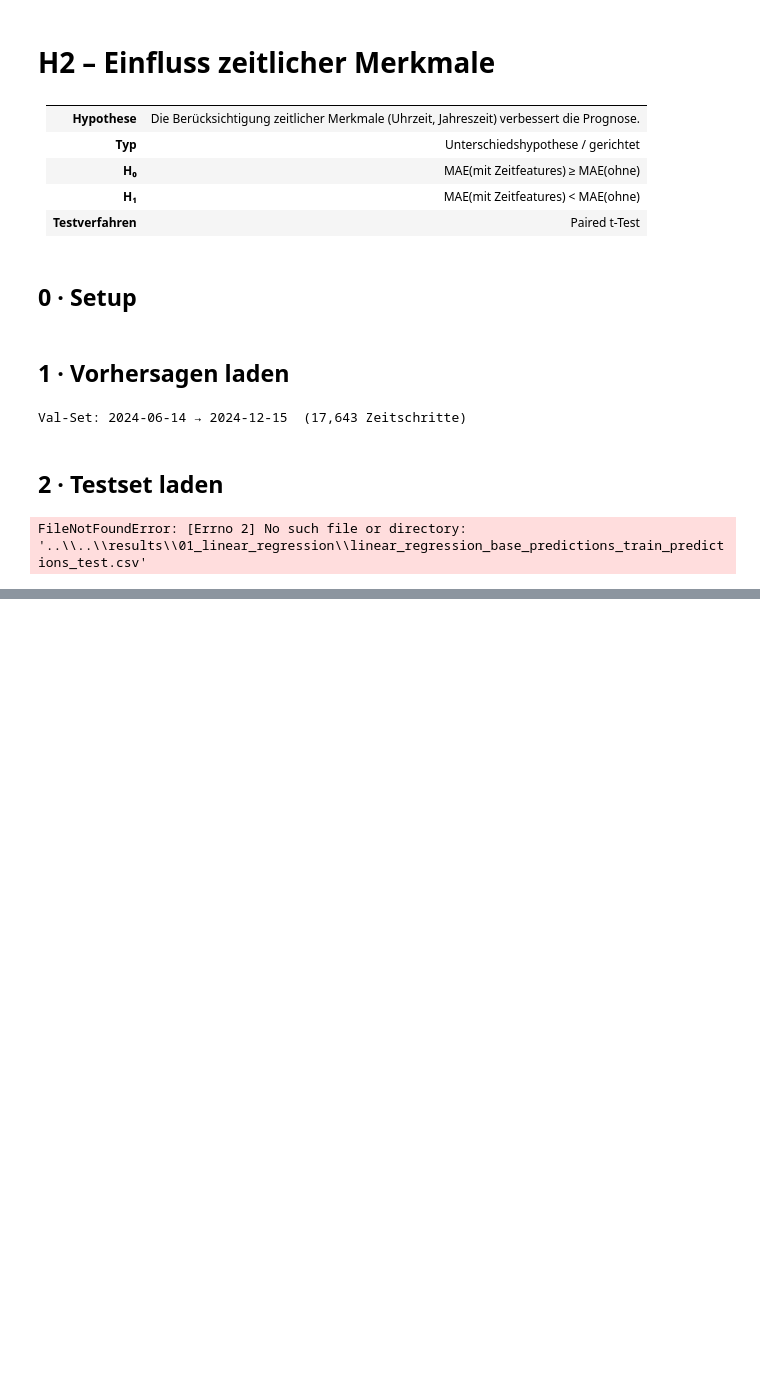
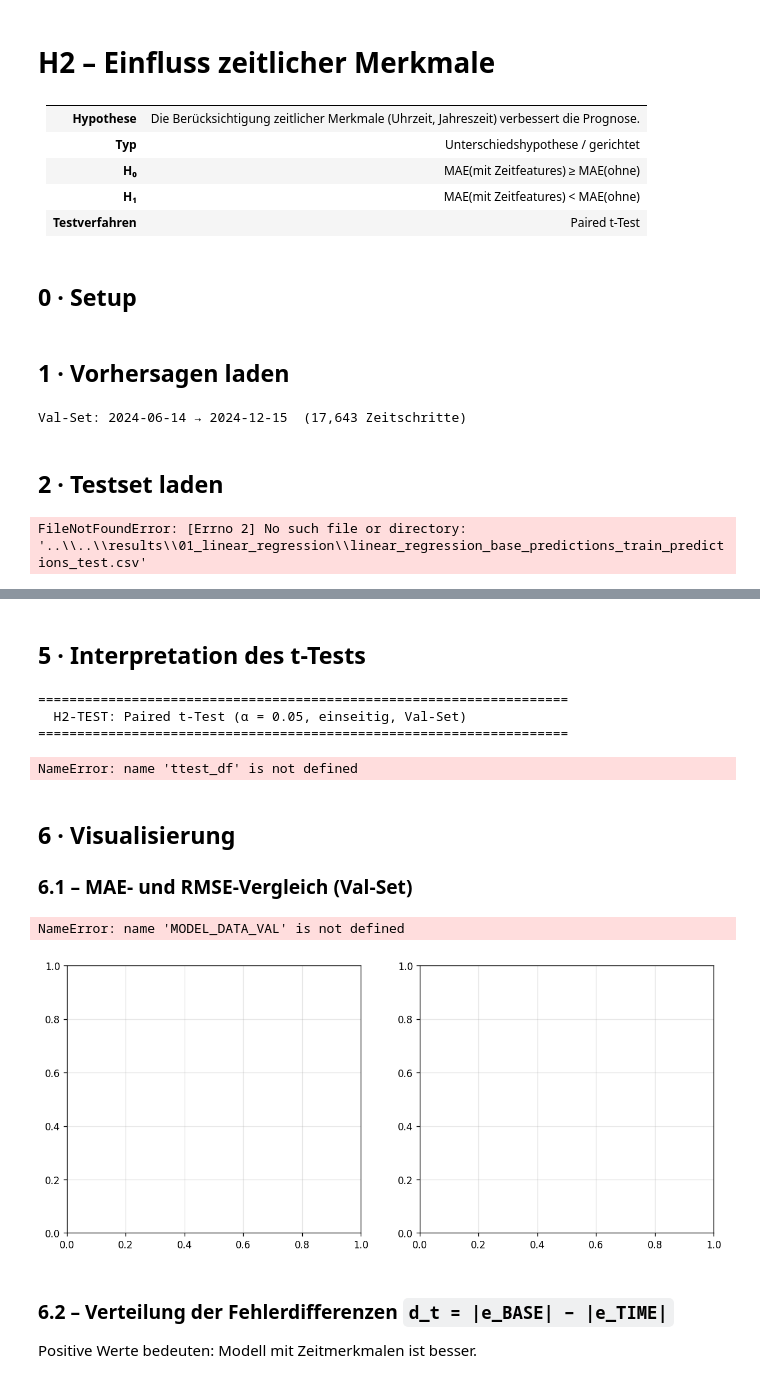
Before and after one commit to Anni075/KI-Project, a Jupyter notebook: notebooks/hypothesen/H02_temporal_features_impact.ipynb, the cells around one changed output, grey strips where cells are left out. Saved outputs shown, nothing was run; the diff lists cells and outputs as text; code cells hidden in the pictures; blank space fills up the shorter version.

```diff
--- a/notebooks/hypothesen/H02_temporal_features_impact.ipynb
+++ b/notebooks/hypothesen/H02_temporal_features_impact.ipynb
@@ -102,0 +188,65 @@ FileNotFoundError: [Errno 2] No such file or directory: '..\\..\\results\\01_lin
+# %% [markdown]
+## 5 · Interpretation des t-Tests
+# %%
+print(f"{'='*68}")
+print(f"  H2-TEST: Paired t-Test (α = {ALPHA}, einseitig, Val-Set)")
+print(f"{'='*68}")
+
+for model_name in ['Linear Regression', 'Random Forest']:
+    row = ttest_df.loc[model_name]
+    confirmed = row[f'H₂ (α={ALPHA})']
+    mean_d = row['mean(d) [W]']
+    p = row['p-Wert (1-s.)']
+    mae_base = row['MAE BASE [W]']
+    mae_time = row['MAE TIME [W]']
+    rmse_base = row['RMSE BASE [W]']
+    rmse_time = row['RMSE TIME [W]']
+
+    print(f"\n{model_name}")
+    print("-" * len(model_name))
+    print(f"MAE:  BASE = {mae_base:.2f} W | TIME = {mae_time:.2f} W")
+    print(f"RMSE: BASE = {rmse_base:.2f} W | TIME = {rmse_time:.2f} W")
+    print(f"Mittlere Fehlerdifferenz d = |e_BASE| - |e_TIME|: {mean_d:.2f} W")
+    print(f"p-Wert (einseitig): {p:.6f}")
+
+    if confirmed:
+        print("→ H₂ wird bestätigt: Zeitmerkmale verbessern die Prognose signifikant.")
+    else:
+        print("→ H₂ kann nicht bestätigt werden: Keine signifikante Verbesserung durch Zeitmerkmale.")
+# %% [output]
+====================================================================
+  H2-TEST: Paired t-Test (α = 0.05, einseitig, Val-Set)
+====================================================================
+NameError: name 'ttest_df' is not defined
+# %% [markdown]
+## 6 · Visualisierung
+
+### 6.1 – MAE- und RMSE-Vergleich (Val-Set)
+# %%
+fig, axes = plt.subplots(1, 2, figsize=(12, 5))
+
+for ax, metric_fn, title, ylabel in [
+    (axes[0], mae_of,  'MAE – Val-Set  ★ Entscheidungsmetrik', 'MAE [W]'),
+    (axes[1], rmse_of, 'RMSE – Val-Set  (Referenz)', 'RMSE [W]'),
+]:
+    values = [metric_fn(MODEL_DATA_VAL[m]) for m in MODEL_ORDER]
+    colors = [MODEL_COLORS[m] for m in MODEL_ORDER]
+
+    bars = ax.bar(MODEL_ORDER, values, color=colors)
+    ax.set_title(title)
+    ax.set_ylabel(ylabel)
+    ax.set_xticklabels(MODEL_ORDER, rotation=15)
+
+    for bar, val in zip(bars, values):
+        ax.text(bar.get_x() + bar.get_width()/2, bar.get_height(),
+                f'{val:.1f}', ha='center', va='bottom', fontsize=9)
+
+plt.tight_layout()
+plt.show()
+# %% [output]
+NameError: name 'MODEL_DATA_VAL' is not defined
+[figure, added]
+# %% [markdown]
+### 6.2 – Verteilung der Fehlerdifferenzen `d_t = |e_BASE| − |e_TIME|`
+
+Positive Werte bedeuten: Modell mit Zeitmerkmalen ist besser.
```
Also changed, not shown: parts of 9 cells of this notebook, 1 other file.
